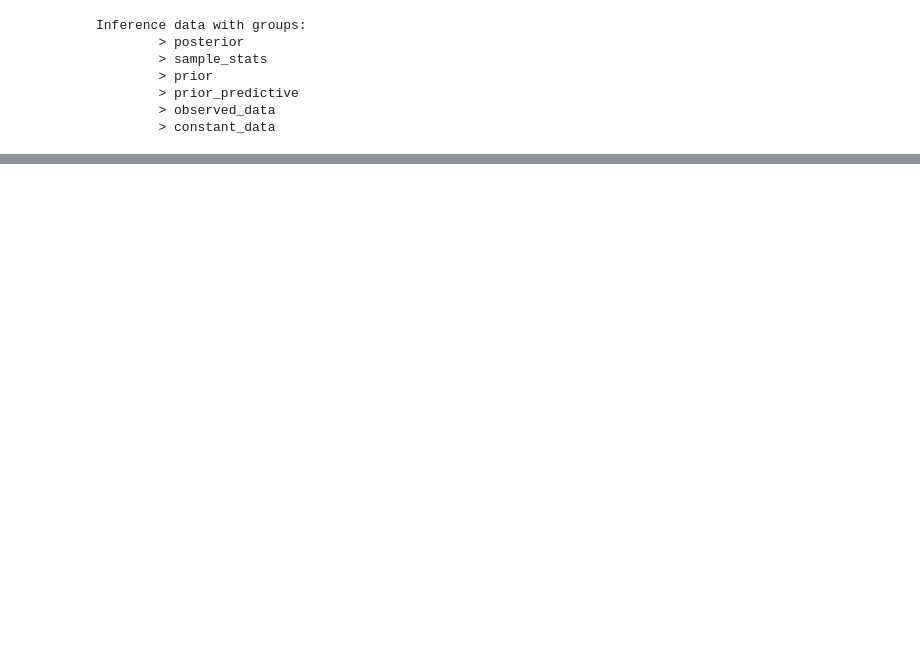
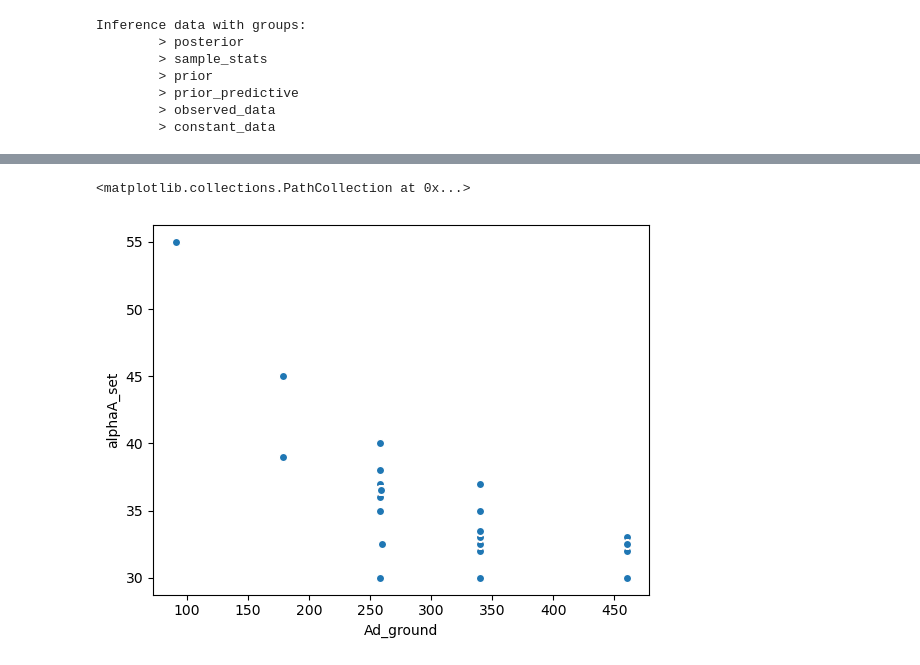
Before and after one commit to wmbelk/LearnToShoot, a Jupyter notebook: Cres_Shooter.ipynb, the cells around one changed output, grey strips where cells are left out. Saved outputs shown, nothing was run; the diff lists cells and outputs as text; code cells hidden in the pictures; blank space fills up the shorter version.

```diff
--- a/Cres_Shooter.ipynb
+++ b/Cres_Shooter.ipynb
@@ -275,0 +266,7 @@ TypeError: `data` argument must have the group "posterior_predictive" for ppcplo
+# %%
+
+miss_tol = 5
+idata.constant_data[['Ad_ground', 'alphaA_set']].where(abs(idata.posterior_predictive.h_miss)<miss_tol).plot.scatter(x='Ad_ground', y='alphaA_set')
+# %% [output]
+<matplotlib.collections.PathCollection at 0x...>
+[figure, added]
```
Also changed, not shown: parts of 12 cells of this notebook, 1 other file.
